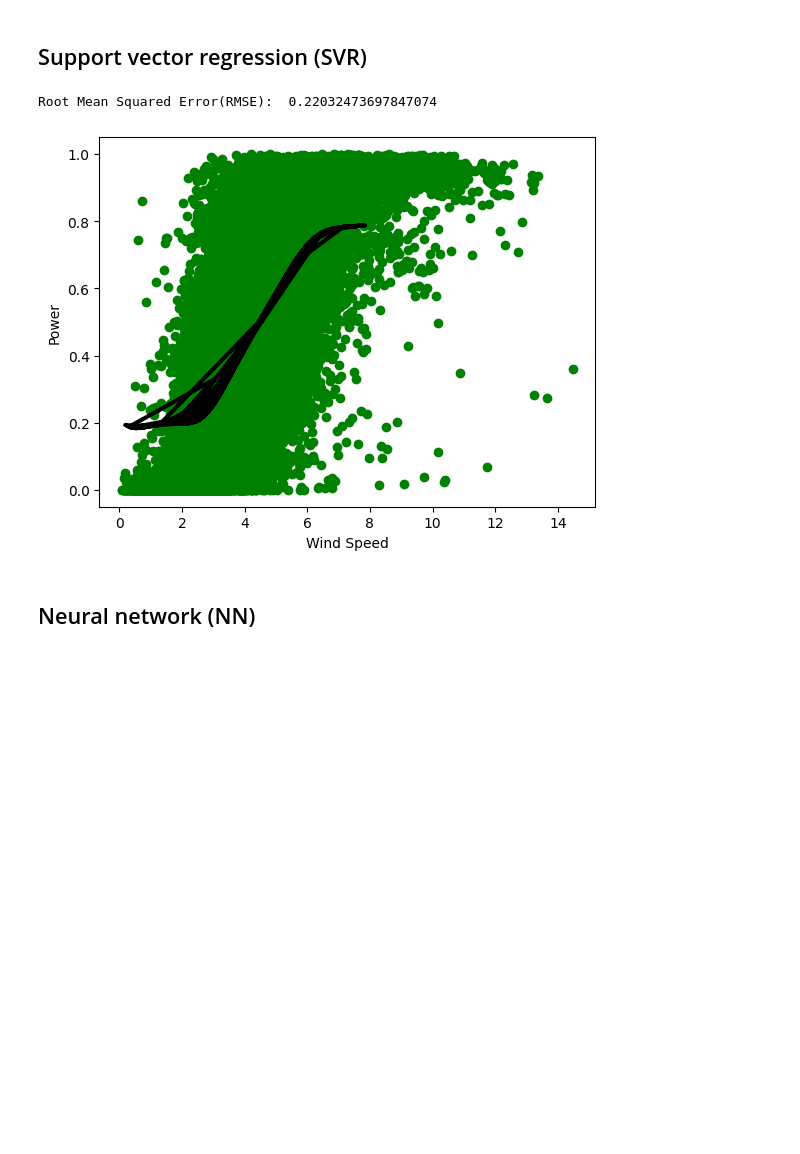
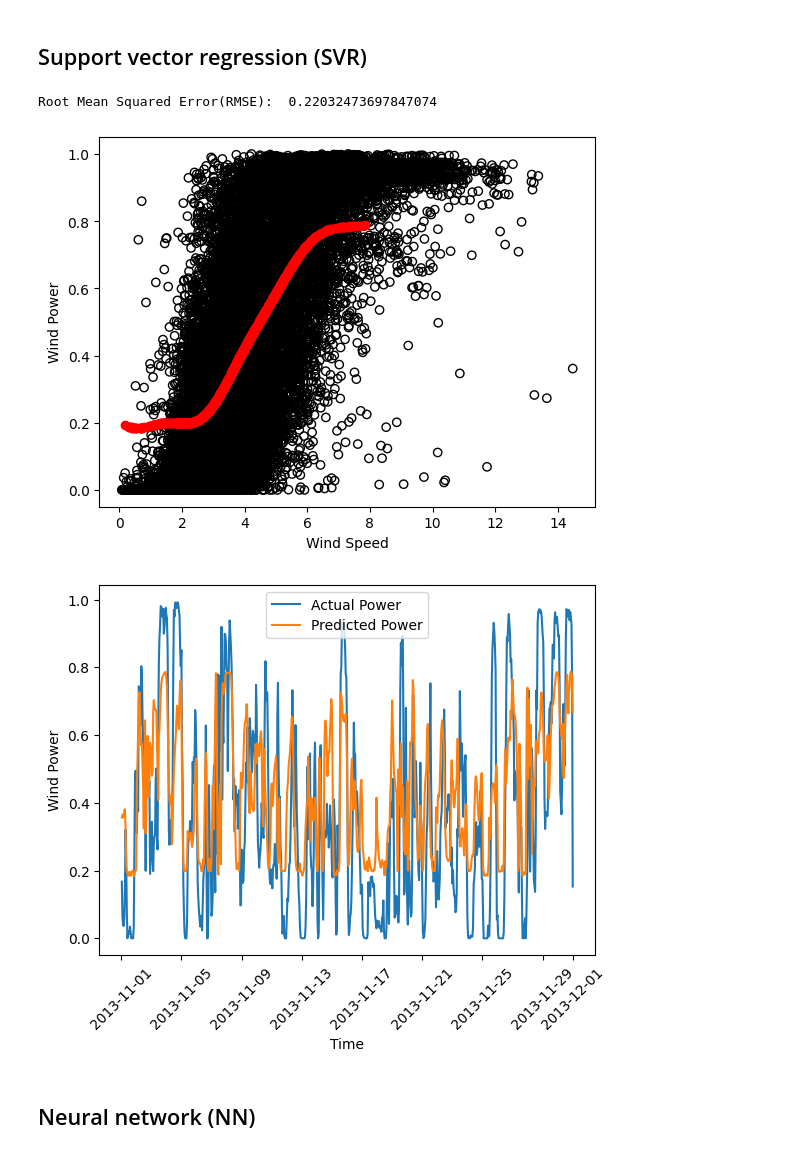
Before and after one commit to aishanbianshan/energy-info_A2_g6, a Jupyter notebook: q1.ipynb, the cells around one changed output. Saved outputs shown, nothing was run; the diff lists cells and outputs as text; code cells hidden in the pictures; blank space fills up the shorter version.

```diff
--- a/q1.ipynb
+++ b/q1.ipynb
@@ -107,18 +121,13 @@ svr_model.fit(X_train.values.reshape(-1, 1), y_train)
 
 # make predictions
 svr_y_pred = svr_model.predict(test_set)
-# %%
-print("Root Mean Squared Error(RMSE): ", sqrt(mean_squared_error(solution_vector, svr_y_pred)))
-
-# plot the data
-plt.scatter(X, y, color='green')
-plt.plot(test_set, svr_y_pred, color="black", linewidth=3)
-plt.xlabel("Wind Speed")
-plt.ylabel("Power")
-plt.show()
-# %% [output]
-Root Mean Squared Error(RMSE):  0.22032473697847074
-[figure, removed]
+# %%
+plot_results(svr_y_pred)
+plot_line(svr_y_pred)
+# %% [output]
+Root Mean Squared Error(RMSE):  0.22032473697847074
+[figure, added]
+[figure, added]
 # %% [markdown]
 ## Neural network (NN)
 # %%
```
Also changed, not shown: parts of 12 cells of this notebook, 1 other file.
